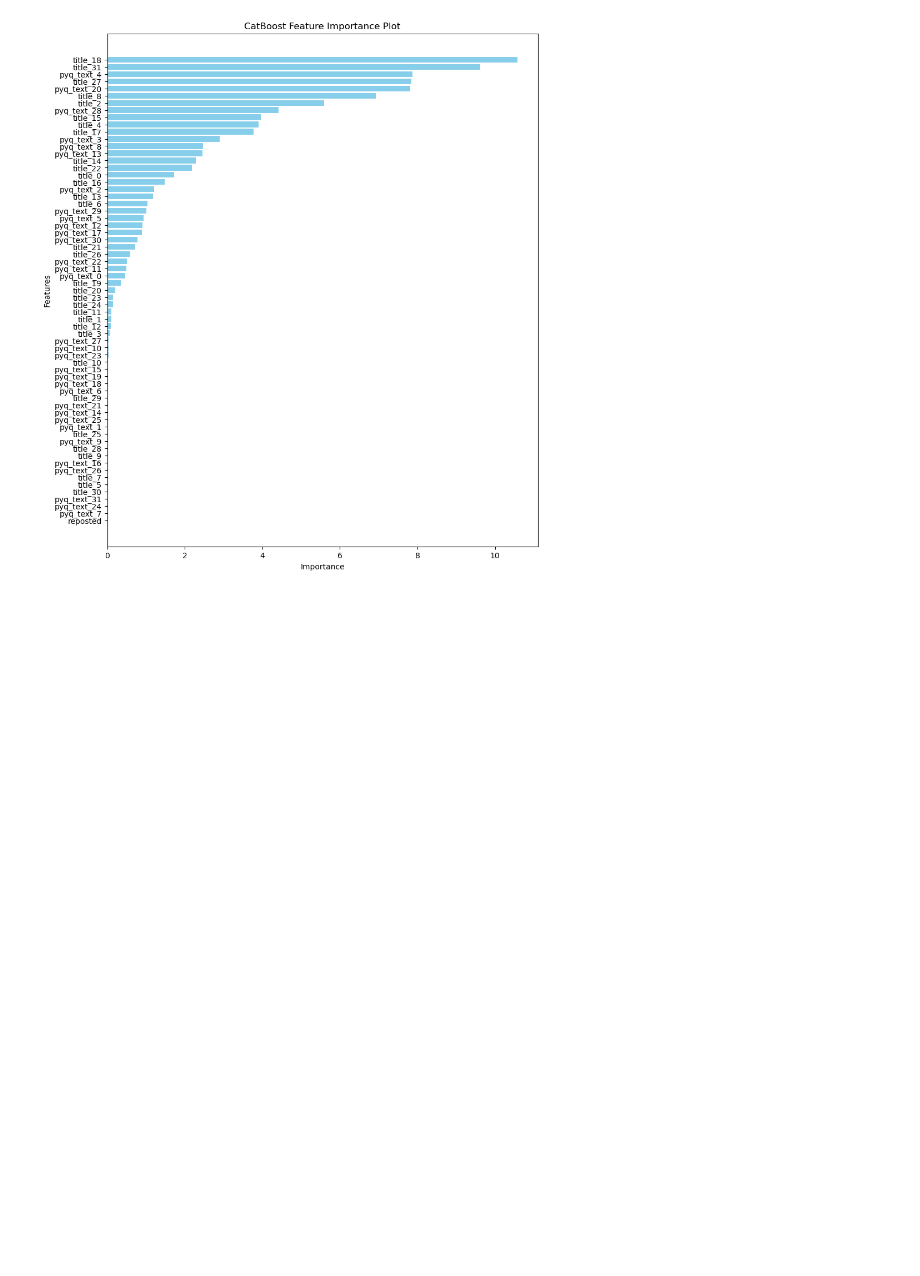
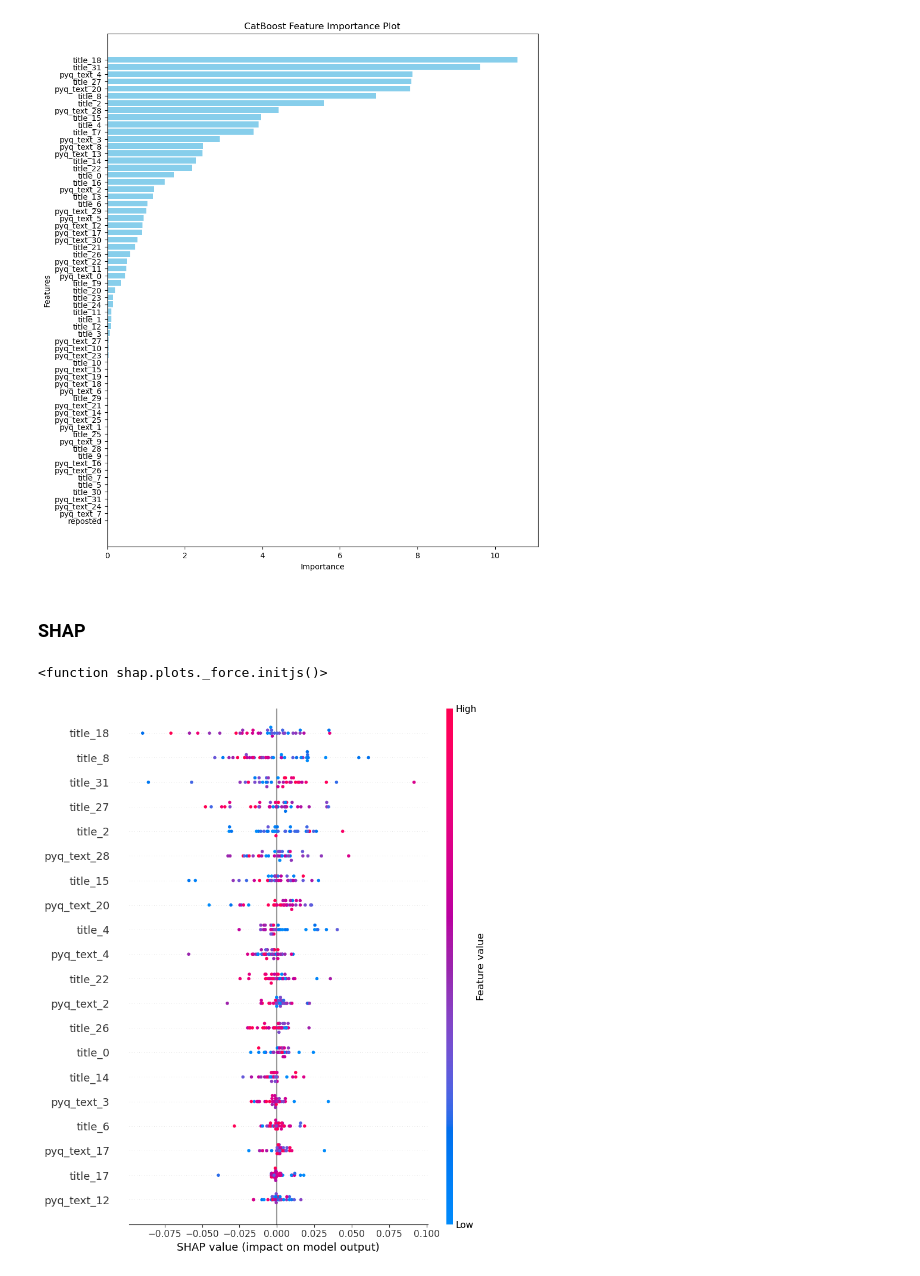
Before and after one commit to TGChenZP/CSSA-ArticleTitleScoring__Groupwork__Py, a Jupyter notebook: notebooks/feature_importance/CB_feature_importance.ipynb, the cells around one changed output. Cells and saved outputs as stored; diff of their text form; code cells hidden in the pictures; blank space fills up the shorter version.

Commit message:
cb shap plot

```diff
--- a/notebooks/feature_importance/CB_feature_importance.ipynb
+++ b/notebooks/feature_importance/CB_feature_importance.ipynb
@@ -74,3 +76,16 @@ plt.gca().invert_yaxis()
 plt.show()
 # %% [output]
 [figure]
+# %% [markdown]
+### SHAP
+# %%
+shap.initjs
+# %% [output]
+<function shap.plots._force.initjs()>
+# %%
+explainer = shap.TreeExplainer(CB_model)
+shap_value = explainer.shap_values(test_X)
+# %%
+shap.summary_plot(shap_value, test_X)
+# %% [output]
+[figure, added]
```
Also changed, not shown: parts of 2 cells of this notebook, 3 other files.
